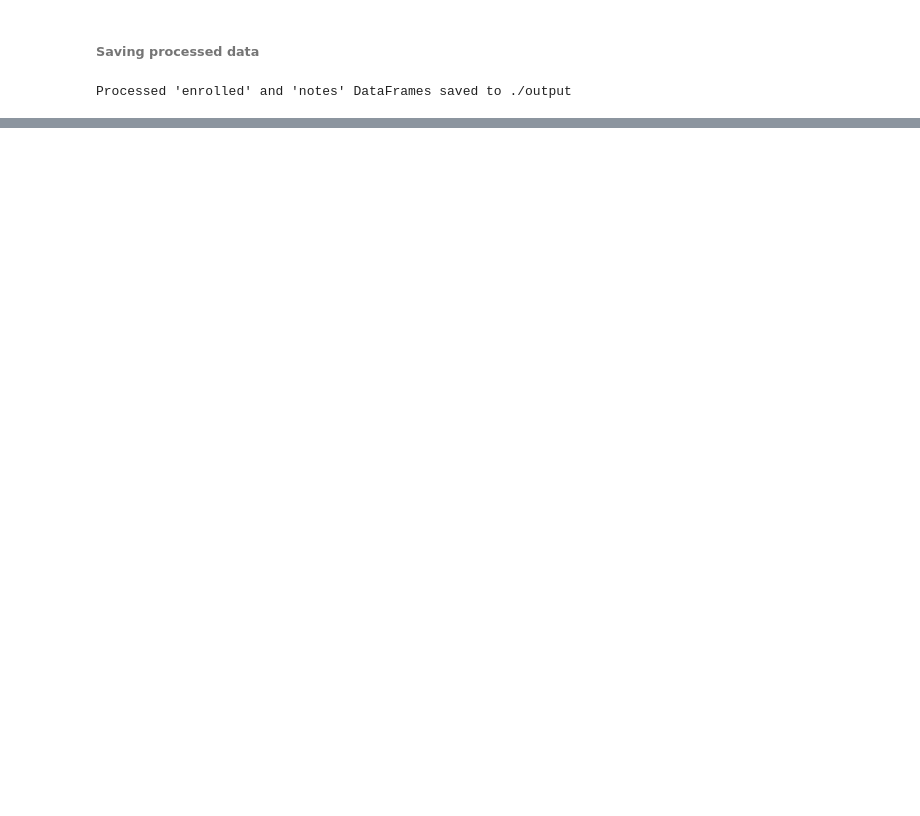
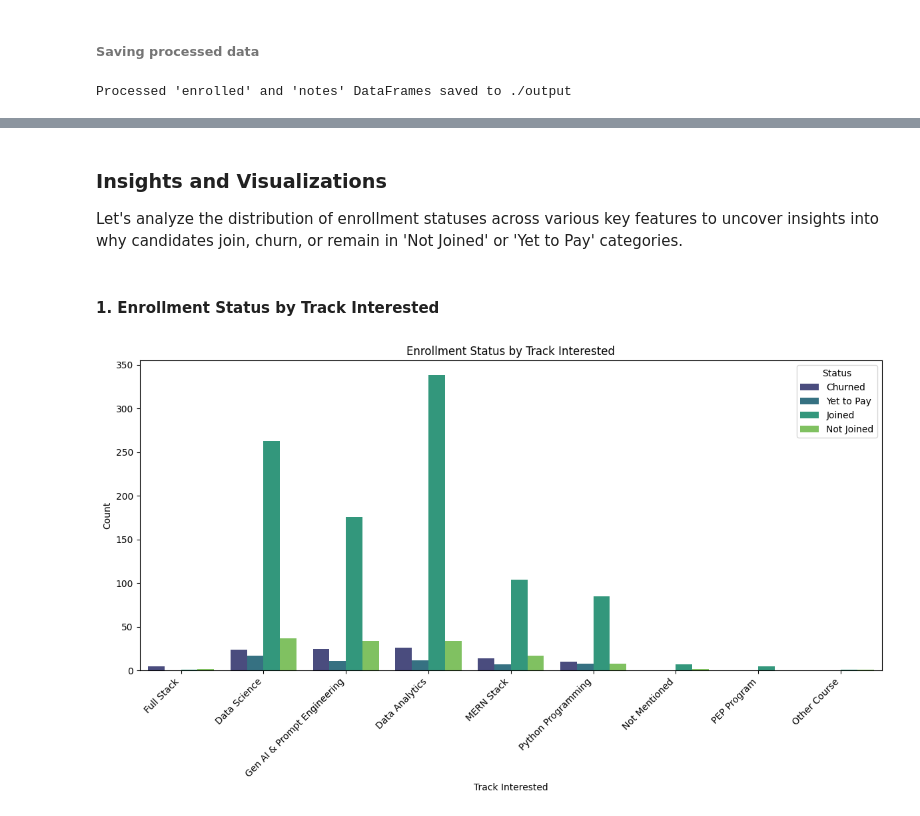
Before and after one commit to eldhosekroy/churn_prediction, a Jupyter notebook: better_data.ipynb, the cells around one changed output, grey strips where cells are left out. Saved outputs shown, nothing was run; the diff lists cells and outputs as text; code cells hidden in the pictures; blank space fills up the shorter version.

```diff
--- a/better_data.ipynb
+++ b/better_data.ipynb
@@ -2672,0 +2781,18 @@ Processed 'enrolled' and 'notes' DataFrames saved to ./output
+# %% [markdown]
+### **Insights and Visualizations**
+
+Let's analyze the distribution of enrollment statuses across various key features to uncover insights into why candidates join, churn, or remain in 'Not Joined' or 'Yet to Pay' categories.
+# %% [markdown]
+#### **1. Enrollment Status by Track Interested**
+# %%
+plt.figure(figsize=(12, 7))
+sns.countplot(data=enrolled, x='Track Interested', hue='Status', palette='viridis')
+plt.title('Enrollment Status by Track Interested')
+plt.xlabel('Track Interested')
+plt.ylabel('Count')
+plt.xticks(rotation=45, ha='right')
+plt.legend(title='Status')
+plt.tight_layout()
+plt.show()
+# %% [output]
+[figure, added]
```
Also changed, not shown: parts of 111 cells of this notebook.
